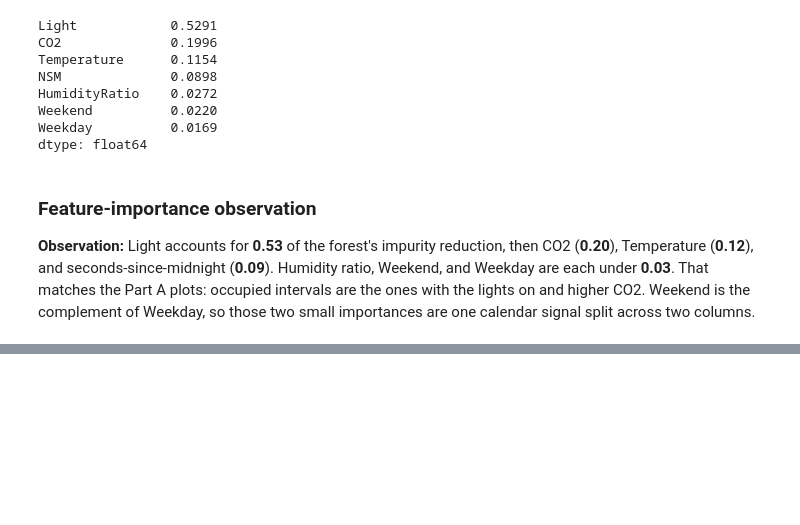
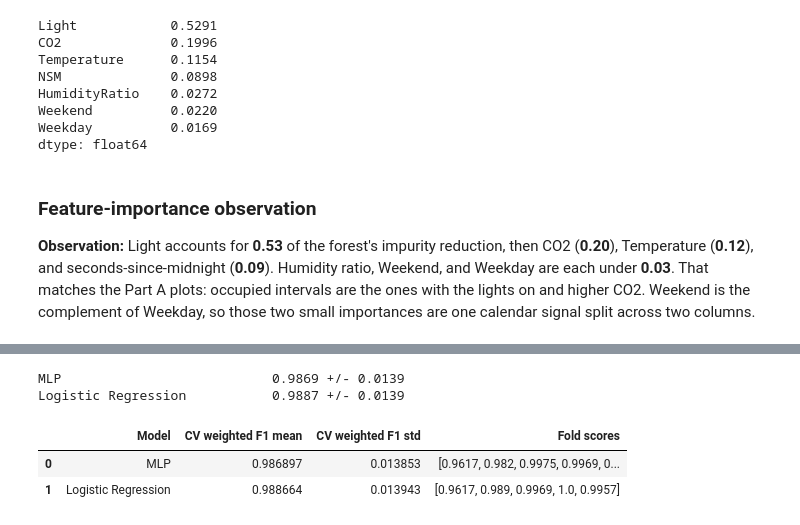
Before and after one commit to beppvis/23CSE301-Machine-Learning-Project, a Jupyter notebook: notebooks/classification_part_b.ipynb, the cells around one changed output, grey strips where cells are left out. Saved outputs shown, nothing was run; the diff lists cells and outputs as text; code cells hidden in the pictures; blank space fills up the shorter version.

```diff
--- a/notebooks/classification_part_b.ipynb
+++ b/notebooks/classification_part_b.ipynb
@@ -428,0 +482,28 @@ dtype: float64
+# %%
+top_two = comparison_df["Model"].head(2).tolist()
+cv_rows = []
+for name in top_two:
+    scores = cross_val_score(
+        all_models[name],
+        X_train,
+        y_train,
+        cv=5,
+        scoring="f1_weighted",
+        n_jobs=-1,
+    )
+    cv_rows.append({
+        "Model": name,
+        "CV weighted F1 mean": scores.mean(),
+        "CV weighted F1 std": scores.std(),
+        "Fold scores": np.round(scores, 4).tolist(),
+    })
+    print("{:28s}  {:.4f} +/- {:.4f}".format(name, scores.mean(), scores.std()))
+
+cv_df = pd.DataFrame(cv_rows)
+cv_df
+# %% [output]
+MLP                           0.9869 +/- 0.0139
+Logistic Regression           0.9887 +/- 0.0139
+|  | Model | CV weighted F1 mean | CV weighted F1 std | Fold scores |
+| 0 | MLP | 0.986897 | 0.013853 | [0.9617, 0.982, 0.9975, 0.9969, 0... |
+| 1 | Logistic Regression | 0.988664 | 0.013943 | [0.9617, 0.989, 0.9969, 1.0, 0.9957] |
```
Also changed, not shown: parts of 8 cells of this notebook.
